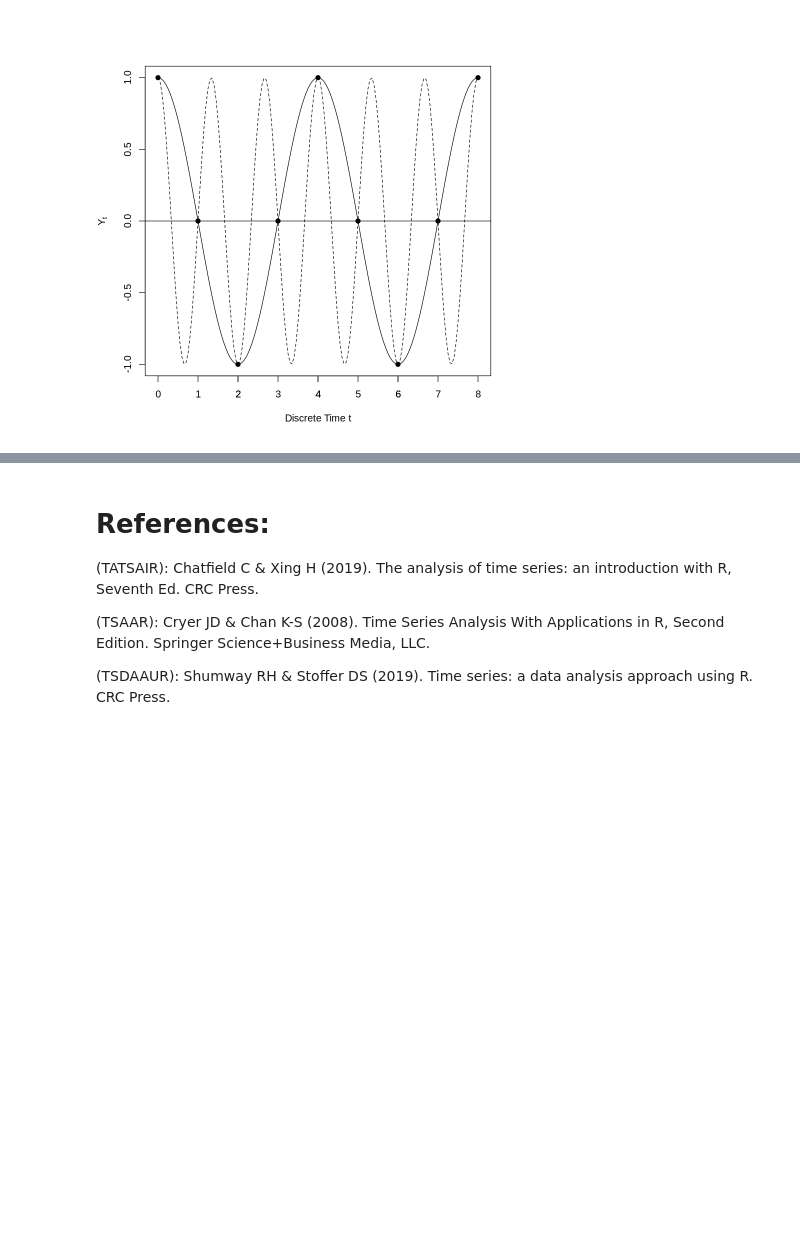
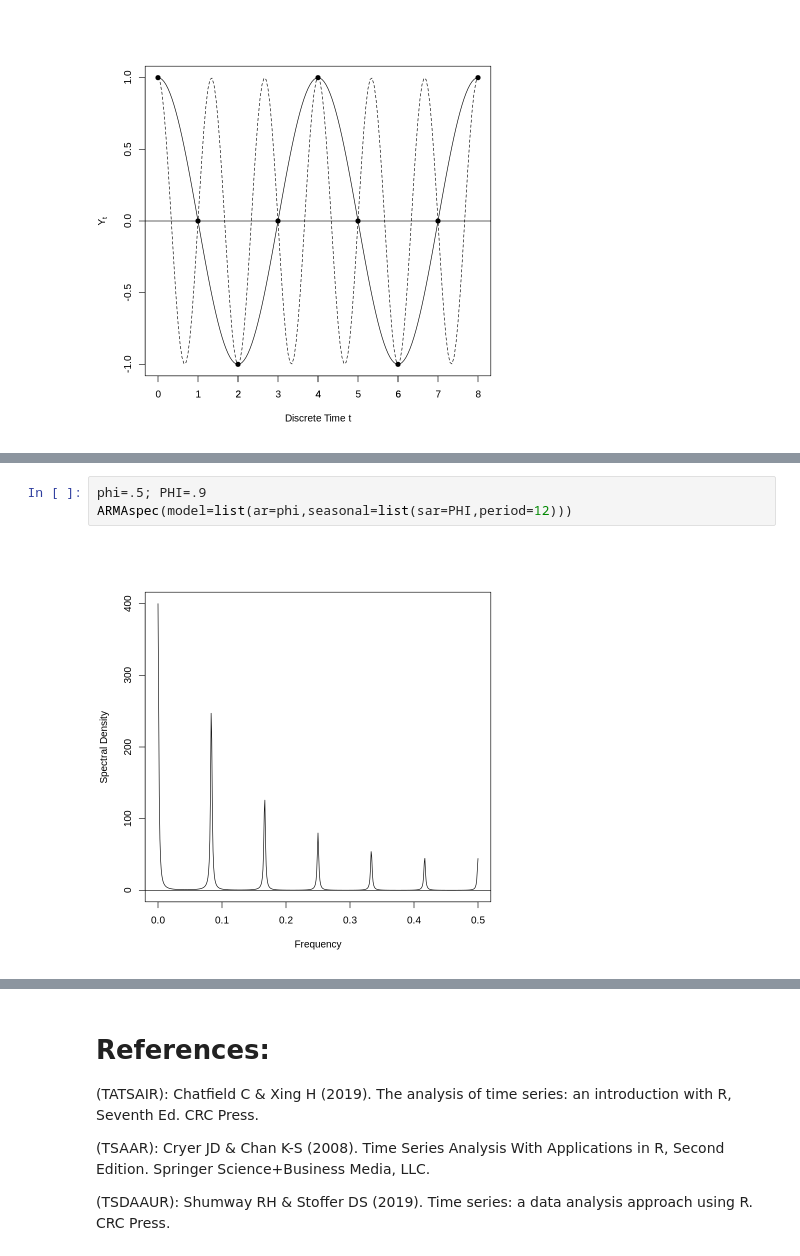
Before and after one commit to pacayton/Stat_268_Advanced_Time_Series_Analysis, a Jupyter notebook: Stat_268_Week_3_4_Freq_Domain_Spectral_Analysis.ipynb, the cells around one changed output, grey strips where cells are left out. Saved outputs shown, nothing was run; the diff lists cells and outputs as text; blank space fills up the shorter version.

```diff
--- a/Stat_268_Week_3_4_Freq_Domain_Spectral_Analysis.ipynb
+++ b/Stat_268_Week_3_4_Freq_Domain_Spectral_Analysis.ipynb
@@ -561,0 +822,5 @@ describe the magnitude (not proportion) of the total variance of $Y_t$ that is a
+# %%
+phi=.5; PHI=.9
+ARMAspec(model=list(ar=phi,seasonal=list(sar=PHI,period=12)))
+# %% [output]
+[figure, added]
```
Also changed, not shown: parts of 26 cells of this notebook.
